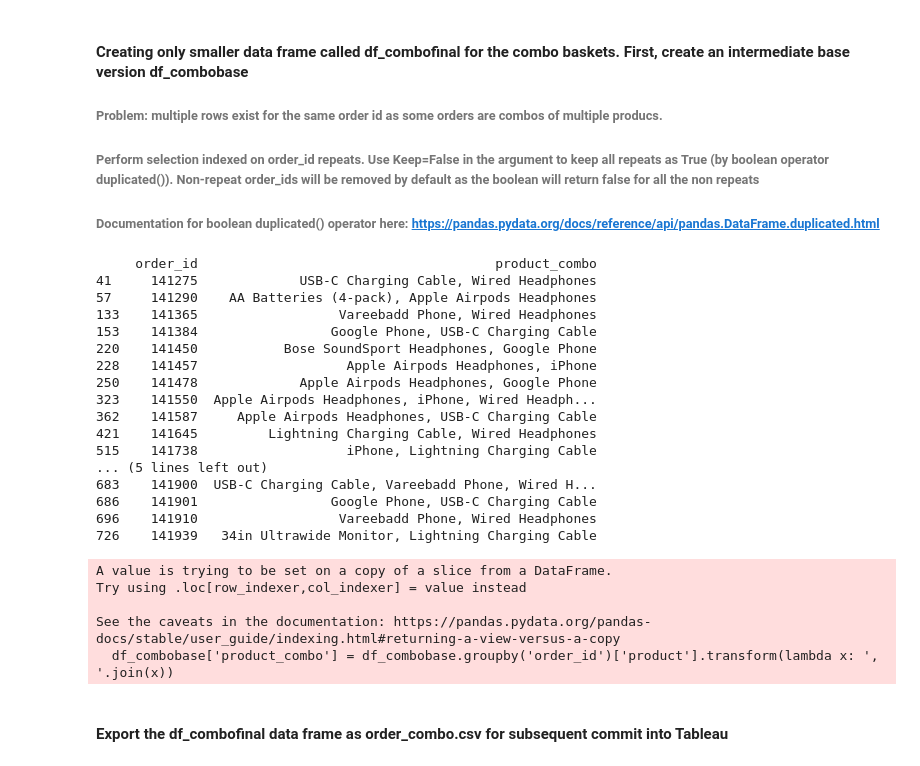
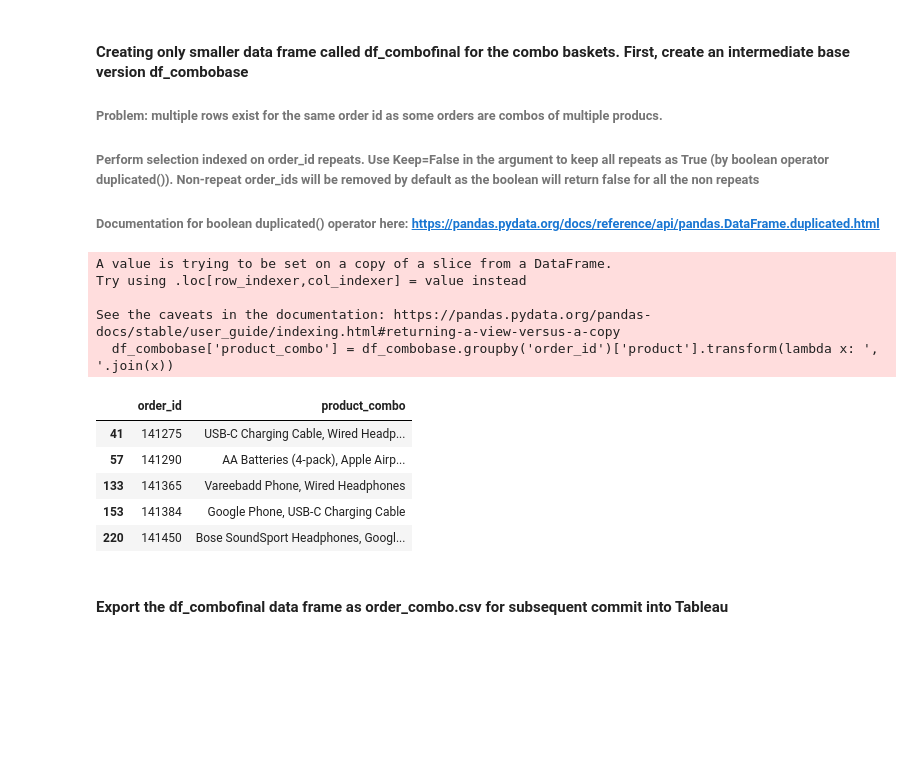
Before and after one commit to coderedstorage/Sales_Product_Data, a Jupyter notebook: Sales_Product_Analysis.ipynb, the cells around one changed output. Saved outputs shown, nothing was run; the diff lists cells and outputs as text; code cells hidden in the pictures; blank space fills up the shorter version.

Commit message:
ipynb script for basic charts / data enablement

```diff
--- a/Sales_Product_Analysis.ipynb
+++ b/Sales_Product_Analysis.ipynb
@@ -14,7 +14,7 @@ from collections import Counter
 # %% [markdown]
 #### Import MySQL-enabled data in csv format and run some analysis on its characteristics
 # %%
-df_sp = pd.read_csv(r"C:\Users\Master\Documents\data_analytics\Kaggle\Ecommerce\sales_2019_silver_complete.csv")
+df_sp = pd.read_csv(r"C:\Users\Master\Documents\data_analytics\sales_product_data\sales_2019_silver_complete.csv")
 print(df_sp.head(10))
 df_sp.info()
 print(df_sp.shape)
@@ -100,7 +100,7 @@ Name: sales, dtype: float64
 #### Chart for monthly sales
 # %%
 plt.title('sales by month', fontweight="bold", color='darkslategray')
-results_month = df_sp1.groupby('month').sum()['sales']
+results_month = df_sp1.groupby('month')['sales'].sum()
 plt.bar(results_month.index, results_month)
 for x,y in zip(results_month.index, results_month):
     label = "{:.0f}".format(y) # no decimal point
@@ -115,7 +115,7 @@ No artists with labels found to put in legend.  Note that artists whose label st
 #### Chart for city sales
 # %%
 plt.title('sales by city', fontweight="bold", color='darkslategray')
-results_city = df_sp1.groupby('city').sum()['sales']
+results_city = df_sp1.groupby('city')['sales'].sum()
 plt.bar(results_city.index, results_city)
 for x,y in zip(results_city.index, results_city):
     label = "{:.0f}".format(y) # no decimal point
@@ -155,33 +155,22 @@ df_sp1.to_csv(r"C:\Users\Master\Documents\data_analytics\Kaggle\Ecommerce\df_sp1
 # %%
 df_combobase = df_sp1[df_sp1['order_id'].duplicated(keep=False)]
 # join all the product attributes with comma ',' using transform join x
 df_combobase['product_combo'] = df_combobase.groupby('order_id')['product'].transform(lambda x: ', '.join(x))
 # now drop the duplicated rows of order_id and product combo
 df_combofinal = df_combobase[['order_id','product_combo']].drop_duplicates()
-print(df_combofinal.head(20))
+df_combofinal.head()
 # %% [output]
-     order_id                                      product_combo
-41     141275             USB-C Charging Cable, Wired Headphones
-57     141290    AA Batteries (4-pack), Apple Airpods Headphones
-133    141365                  Vareebadd Phone, Wired Headphones
-153    141384                 Google Phone, USB-C Charging Cable
-220    141450           Bose SoundSport Headphones, Google Phone
-228    141457                   Apple Airpods Headphones, iPhone
-250    141478             Apple Airpods Headphones, Google Phone
-323    141550  Apple Airpods Headphones, iPhone, Wired Headph...
-362    141587     Apple Airpods Headphones, USB-C Charging Cable
-421    141645         Lightning Charging Cable, Wired Headphones
-515    141738                   iPhone, Lightning Charging Cable
-... (5 lines left out)
-683    141900  USB-C Charging Cable, Vareebadd Phone, Wired H...
-686    141901                 Google Phone, USB-C Charging Cable
-696    141910                  Vareebadd Phone, Wired Headphones
-726    141939   34in Ultrawide Monitor, Lightning Charging Cable
+A value is trying to be set on a copy of a slice from a DataFrame.
+Try using .loc[row_indexer,col_indexer] = value instead
+
+See the caveats in the documentation: https://pandas.pydata.org/pandas-docs/stable/user_guide/indexing.html#returning-a-view-versus-a-copy
+  df_combobase['product_combo'] = df_combobase.groupby('order_id')['product'].transform(lambda x: ', '.join(x))
-A value is trying to be set on a copy of a slice from a DataFrame.
-Try using .loc[row_indexer,col_indexer] = value instead
-
-See the caveats in the documentation: https://pandas.pydata.org/pandas-docs/stable/user_guide/indexing.html#returning-a-view-versus-a-copy
-  df_combobase['product_combo'] = df_combobase.groupby('order_id')['product'].transform(lambda x: ', '.join(x))
+|  | order_id | product_combo |
+| 41 | 141275 | USB-C Charging Cable, Wired Headp... |
+| 57 | 141290 | AA Batteries (4-pack), Apple Airp... |
+| 133 | 141365 | Vareebadd Phone, Wired Headphones |
+| 153 | 141384 | Google Phone, USB-C Charging Cable |
+| 220 | 141450 | Bose SoundSport Headphones, Googl... |
 # %% [markdown]
 #### Export the df_combofinal data frame as order_combo.csv for subsequent commit into Tableau
 # %%
```
Also changed, not shown: parts of 4 cells of this notebook.
